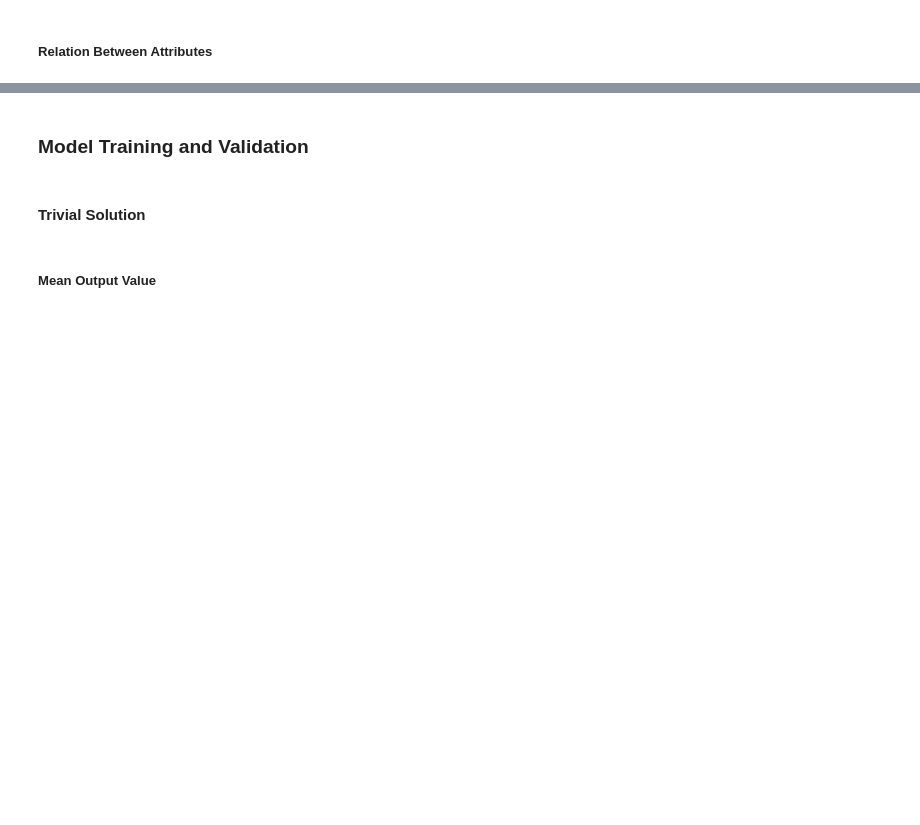
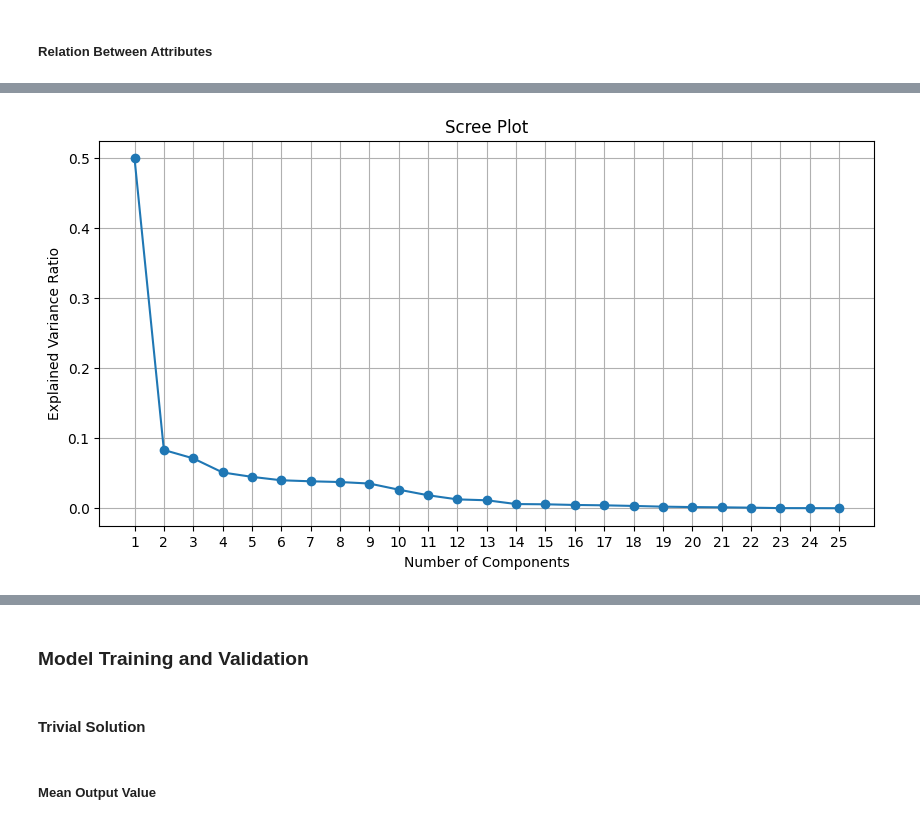
Before and after one commit to Henchen99/EE-559-Project, a Jupyter notebook: EE559_Project_Code.ipynb, the cells around one changed output, grey strips where cells are left out. Drawn from its saved outputs; the diff is of its cells as text; code cells hidden in the pictures; blank space fills up the shorter version.

```diff
--- a/EE559_Project_Code.ipynb
+++ b/EE559_Project_Code.ipynb
@@ -266,0 +508,12 @@ Length: 115, dtype: object
+# %%
+selected_features_backward = seq_back_feat_select(LinearRegression(), 26, 'backward')
+
+#extract features from x_train and x_val
+x_train_select_features = x_train[selected_features_backward].copy()
+x_val_select_features = x_val[selected_features_backward].copy()
+# %%
+full_dataset_reduced = np.concatenate((x_train_select_features, x_val_select_features), axis=0)
+full_dataset_reduced = pd.DataFrame(full_dataset_reduced)
+print(type(full_dataset_reduced))
+print(full_dataset_reduced.shape)
+# print(x_val_select_features.shape)
@@ -266,0 +544,5 @@ Length: 115, dtype: object
+# %%
+norm_full_dataset_reduced = (full_dataset_reduced - full_dataset_reduced.mean()) / full_dataset_reduced.std()
+# norm_dataset_reduced_df = pd.DataFrame(norm_dataset_reduced)
+print(norm_full_dataset_reduced.shape)
+type(norm_full_dataset_reduced)
@@ -266,0 +568,20 @@ Length: 115, dtype: object
+# %%
+#PCA on entire dataset with reduced features
+
+num_components = np.arange(1, 26)
+pca = PCA(n_components=26)
+pca.fit(norm_full_dataset_reduced)
+
+plt.figure(figsize=(10, 5))
+explained_variance_ratio = pca.explained_variance_ratio_
+# cumulative_variance_ratio = np.cumsum(explained_variance_ratio)
+
+plt.plot(num_components, explained_variance_ratio[:25], marker='o', linestyle='-')
+plt.title('Scree Plot')
+plt.xlabel('Number of Components')
+plt.ylabel('Explained Variance Ratio')
+plt.xticks(num_components)
+plt.grid(True)
+plt.show()
+# %% [output]
+[figure, added]
```
Also changed, not shown: parts of 84 cells of this notebook.
